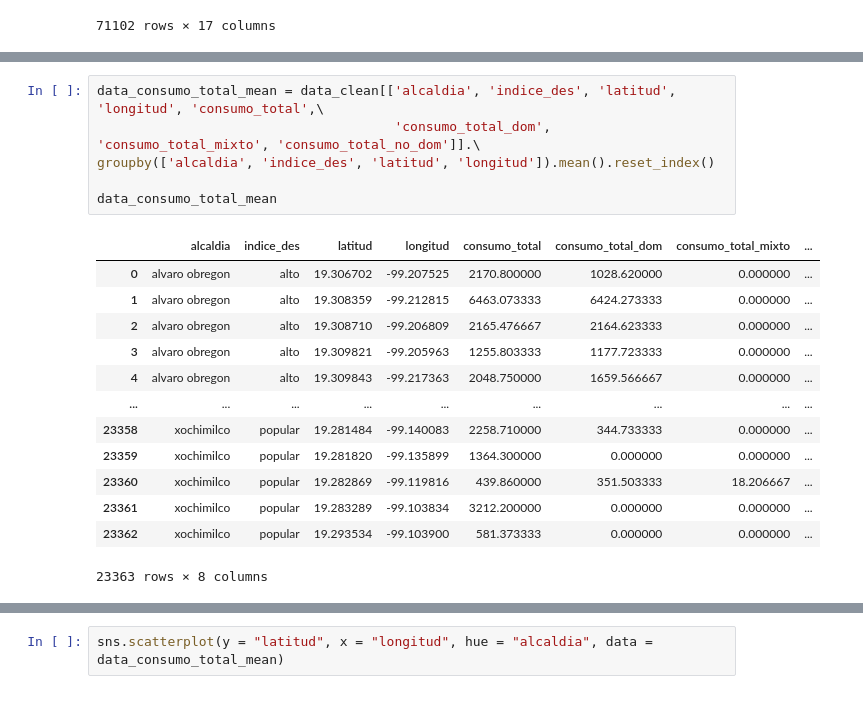
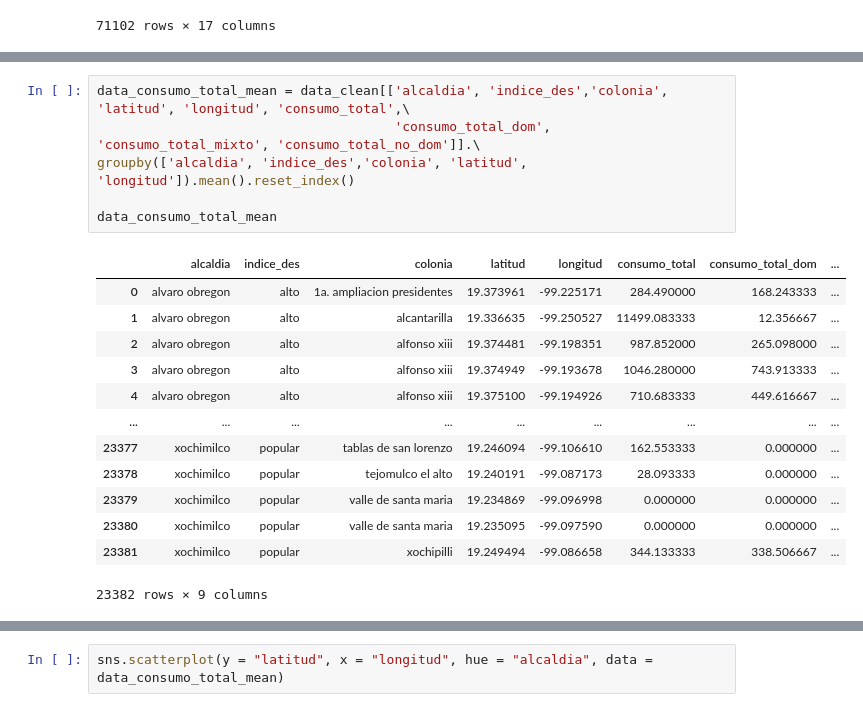
Before and after one commit to lechugaa/intro_ds_p1_consumo_agua, a Jupyter notebook: Lab_1_MH.ipynb, the cells around one changed output, grey strips where cells are left out. Drawn from its saved outputs; the diff is of its cells as text.

```diff
--- a/Lab_1_MH.ipynb
+++ b/Lab_1_MH.ipynb
@@ -224,20 +132,20 @@ data_clean.groupby(['alcaldia', 'indice_des', 'latitud', 'longitud']).mean(['con
 # %%
-data_consumo_total_mean = data_clean[['alcaldia', 'indice_des', 'latitud', 'longitud', 'consumo_total',\
+data_consumo_total_mean = data_clean[['alcaldia', 'indice_des','colonia', 'latitud', 'longitud', 'consumo_total',\
                                       'consumo_total_dom', 'consumo_total_mixto', 'consumo_total_no_dom']].\
-groupby(['alcaldia', 'indice_des', 'latitud', 'longitud']).mean().reset_index()
+groupby(['alcaldia', 'indice_des','colonia', 'latitud', 'longitud']).mean().reset_index()
 
 data_consumo_total_mean
 # %% [output]
-|  | alcaldia | indice_des | latitud | longitud | consumo_total | consumo_total_dom | consumo_total_mixto | ... |
-| 0 | alvaro obregon | alto | 19.306702 | -99.207525 | 2170.800000 | 1028.620000 | 0.000000 | ... |
-| 1 | alvaro obregon | alto | 19.308359 | -99.212815 | 6463.073333 | 6424.273333 | 0.000000 | ... |
-| 2 | alvaro obregon | alto | 19.308710 | -99.206809 | 2165.476667 | 2164.623333 | 0.000000 | ... |
-| 3 | alvaro obregon | alto | 19.309821 | -99.205963 | 1255.803333 | 1177.723333 | 0.000000 | ... |
-| 4 | alvaro obregon | alto | 19.309843 | -99.217363 | 2048.750000 | 1659.566667 | 0.000000 | ... |
+|  | alcaldia | indice_des | colonia | latitud | longitud | consumo_total | consumo_total_dom | ... |
+| 0 | alvaro obregon | alto | 1a. ampliacion presidentes | 19.373961 | -99.225171 | 284.490000 | 168.243333 | ... |
+| 1 | alvaro obregon | alto | alcantarilla | 19.336635 | -99.250527 | 11499.083333 | 12.356667 | ... |
+| 2 | alvaro obregon | alto | alfonso xiii | 19.374481 | -99.198351 | 987.852000 | 265.098000 | ... |
+| 3 | alvaro obregon | alto | alfonso xiii | 19.374949 | -99.193678 | 1046.280000 | 743.913333 | ... |
+| 4 | alvaro obregon | alto | alfonso xiii | 19.375100 | -99.194926 | 710.683333 | 449.616667 | ... |
 | ... | ... | ... | ... | ... | ... | ... | ... | ... |
-| 23358 | xochimilco | popular | 19.281484 | -99.140083 | 2258.710000 | 344.733333 | 0.000000 | ... |
-| 23359 | xochimilco | popular | 19.281820 | -99.135899 | 1364.300000 | 0.000000 | 0.000000 | ... |
-| 23360 | xochimilco | popular | 19.282869 | -99.119816 | 439.860000 | 351.503333 | 18.206667 | ... |
-| 23361 | xochimilco | popular | 19.283289 | -99.103834 | 3212.200000 | 0.000000 | 0.000000 | ... |
-| 23362 | xochimilco | popular | 19.293534 | -99.103900 | 581.373333 | 0.000000 | 0.000000 | ... |
+| 23377 | xochimilco | popular | tablas de san lorenzo | 19.246094 | -99.106610 | 162.553333 | 0.000000 | ... |
+| 23378 | xochimilco | popular | tejomulco el alto | 19.240191 | -99.087173 | 28.093333 | 0.000000 | ... |
+| 23379 | xochimilco | popular | valle de santa maria | 19.234869 | -99.096998 | 0.000000 | 0.000000 | ... |
+| 23380 | xochimilco | popular | valle de santa maria | 19.235095 | -99.097590 | 0.000000 | 0.000000 | ... |
+| 23381 | xochimilco | popular | xochipilli | 19.249494 | -99.086658 | 344.133333 | 338.506667 | ... |
-23363 rows × 8 columns
+23382 rows × 9 columns
```
Also changed, not shown: parts of 18 cells of this notebook.
